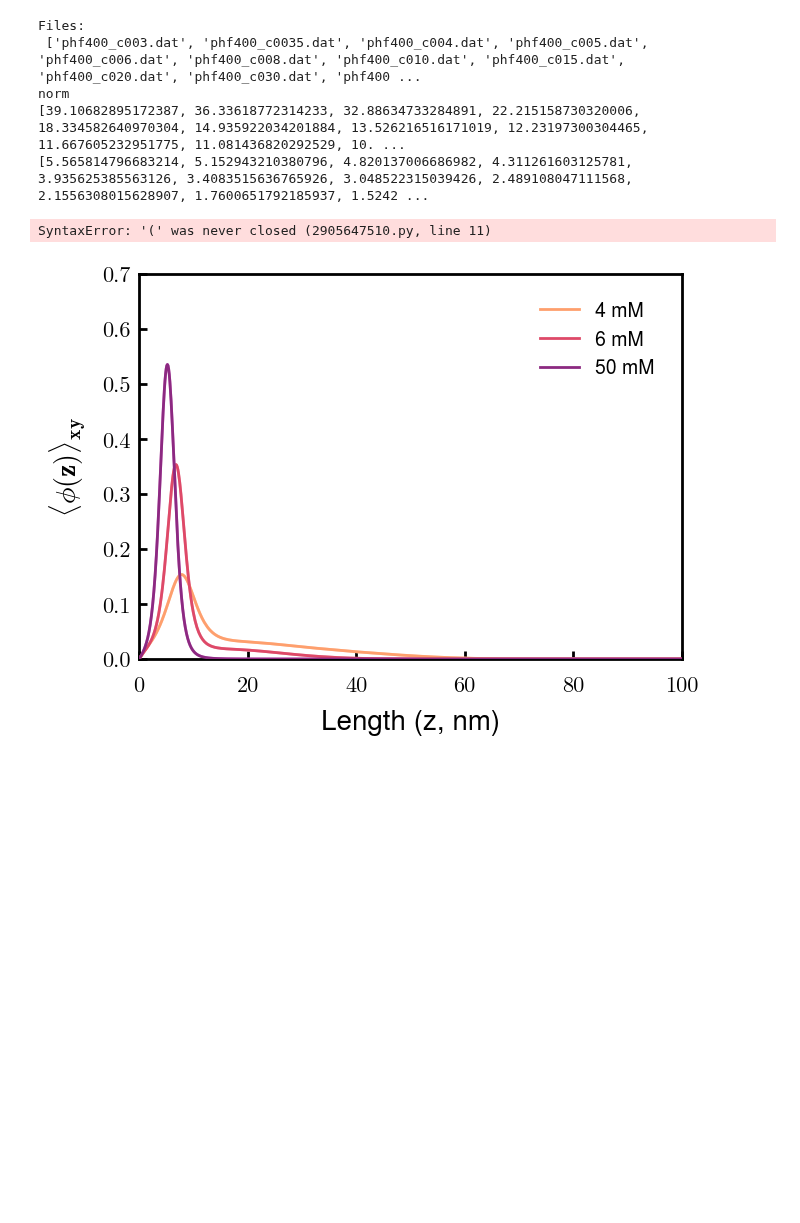
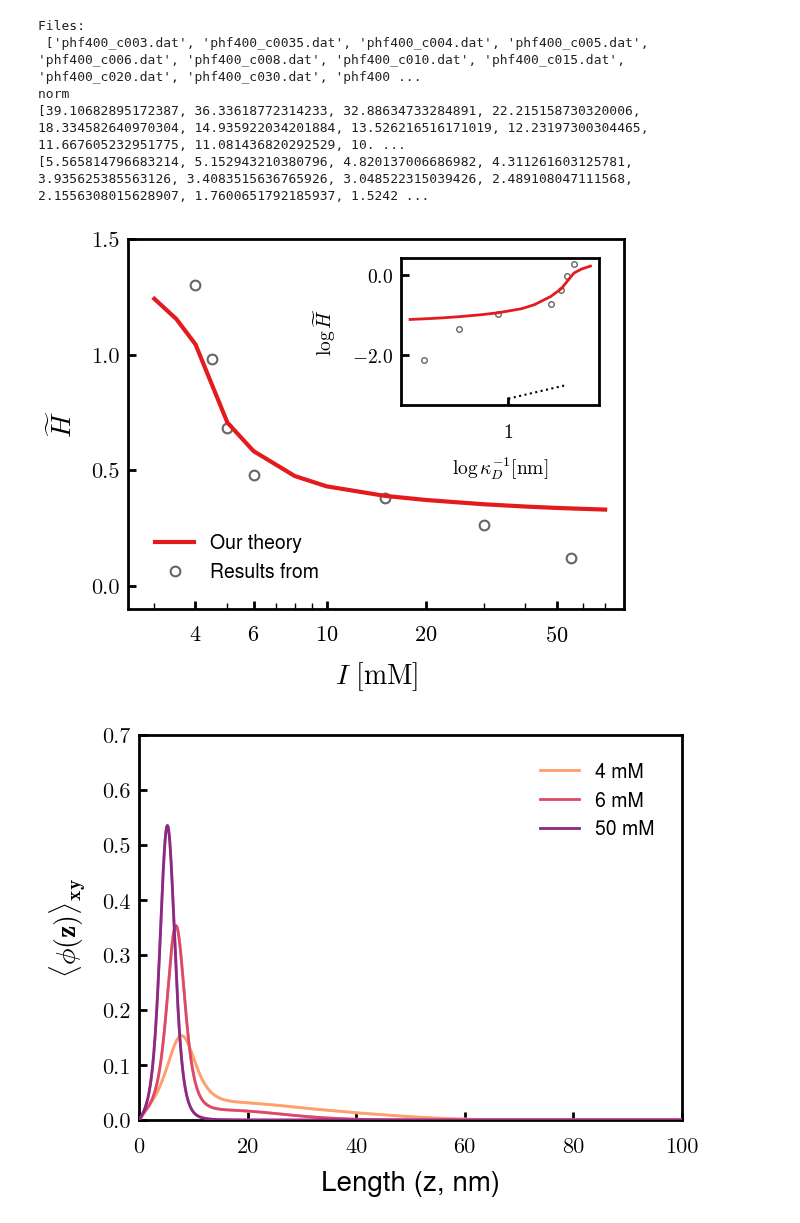
Before and after one commit to tyokokur/utilities, a Jupyter notebook: python/nfh_vis.ipynb, the cells around one changed output. Drawn from its saved outputs; the diff is of its cells as text; code cells hidden in the pictures; blank space fills up the shorter version.

```diff
--- a/python/nfh_vis.ipynb
+++ b/python/nfh_vis.ipynb
@@ -84,7 +84,7 @@ ax.plot(x, y, 'o', c=tjy.lighten_color('k', 0.60), mew=1.5, ms=7, markerfacecolo
 axins = ax.inset_axes([0.55, 0.55, 0.40, 0.40])
 Cslog, Srlog = np.log(np.array(CsDeb)), np.log(np.array(Sr_equil))
 axins.plot(Cslog, Srlog, '-', c=COLORS[0], lw=2, markerfacecolor='w', zorder=3, label="Our theory")
-xlog, ylog = np.log(np.array(xDeb), np.log(np.array(y))
+xlog, ylog = np.log(np.array(xDeb)), np.log(np.array(y))
 axins.plot(xlog, ylog, 'o', c=tjy.lighten_color('k', 0.60), mew=1.0, ms=4, markerfacecolor='w',label="Results from ")
 
 # # PPT format
@@ -98,47 +98,47 @@ axins.plot(xlog, ylog, 'o', c=tjy.lighten_color('k', 0.60), mew=1.0, ms=4, marke
 # ax.set_ylim(0.1, 1.5)
 # ax.set_yticks([0.1, 0.2, 0.5, 1.0, 1.5])
 
-ag_x = np.array([4, 5.2])
+ag_x = np.array([1.0, 1.5])
 ag_y = 2/3 * ag_x - 3.75 # Zhulina 1995 Alexander-de Gennes 2/3 scaling
 axins.plot(ag_x, ag_y, 'k:', lw=1.5)
-axins.text(4.65, -1.35, r'$2/3$')
-axins.set_xticks([1, 2, 3, 4, 5])
-axins.set_xlim(3.5, 5.5)
-axins.set_yticks([-1, 0, 1])
-axins.set_ylim(-1.5, 1.00)
+# axins.text(4.65, -1.35, r'$2/3$')
+axins.set_xticks([1])
+# axins.set_xlim(3.5, 5.5)
+# axins.set_yticks([-1, 0, 1])
+# axins.set_ylim(-1.5, 1.00)
 
 axins.set_ylabel(r'$\log\widetilde{H}$', fontsize=14)
-axins.set_xlabel(r'$\mathbf{\kappa}_D^{-1} [\mathrm{nm}]$', fontsize=14)
+axins.set_xlabel(r'$\log\mathbf{\kappa}_D^{-1} [\mathrm{nm}]$', fontsize=14)
 ax.legend(loc=3)
 
 ax.set_xscale('log')
 ax.set_xlim(2.5, 80)
 ax.set_xticks([4, 6, 10, 20, 50])
 
 ax.set_ylim(-0.1, 1.5)
 ax.set_yticks([0.0, 0.5, 1.0, 1.5])
 ax.set_ylabel(r'$\widetilde{H}$')
 ax.set_xlabel(r'$I\ [\mathrm{mM}]$')
 
 class xScalarFormatterClass(ticker.ScalarFormatter):
     def _set_format(self):
         self.format = "$%d$" # New precision
 class yScalarFormatterClass(ticker.ScalarFormatter):
     def _set_format(self):
         self.format = "$%.1f$" # New precision
 axins.xaxis.set_major_formatter(xScalarFormatterClass(useMathText=True))
 ax.xaxis.set_major_formatter(xScalarFormatterClass(useMathText=True))
 axins.yaxis.set_major_formatter(yScalarFormatterClass(useMathText=True))
 axins.xaxis.set_tick_params(labelsize=14)
 axins.yaxis.set_tick_params(labelsize=14)
 
 # plt.gcf().text(0.000, 0.82, '(a)', fontsize=24)
 tjy.ticks()
 
 # plt.savefig('./imgs/hprof.eps')
 plt.show()
 # %% [output]
-SyntaxError: '(' was never closed (2905647510.py, line 11)
+[figure, added]
 # %%
 # labs = ['003', '0035', '004', '005', '006', '008', '010', '020', '050']
 labs = ['004', '006', '050']
```
